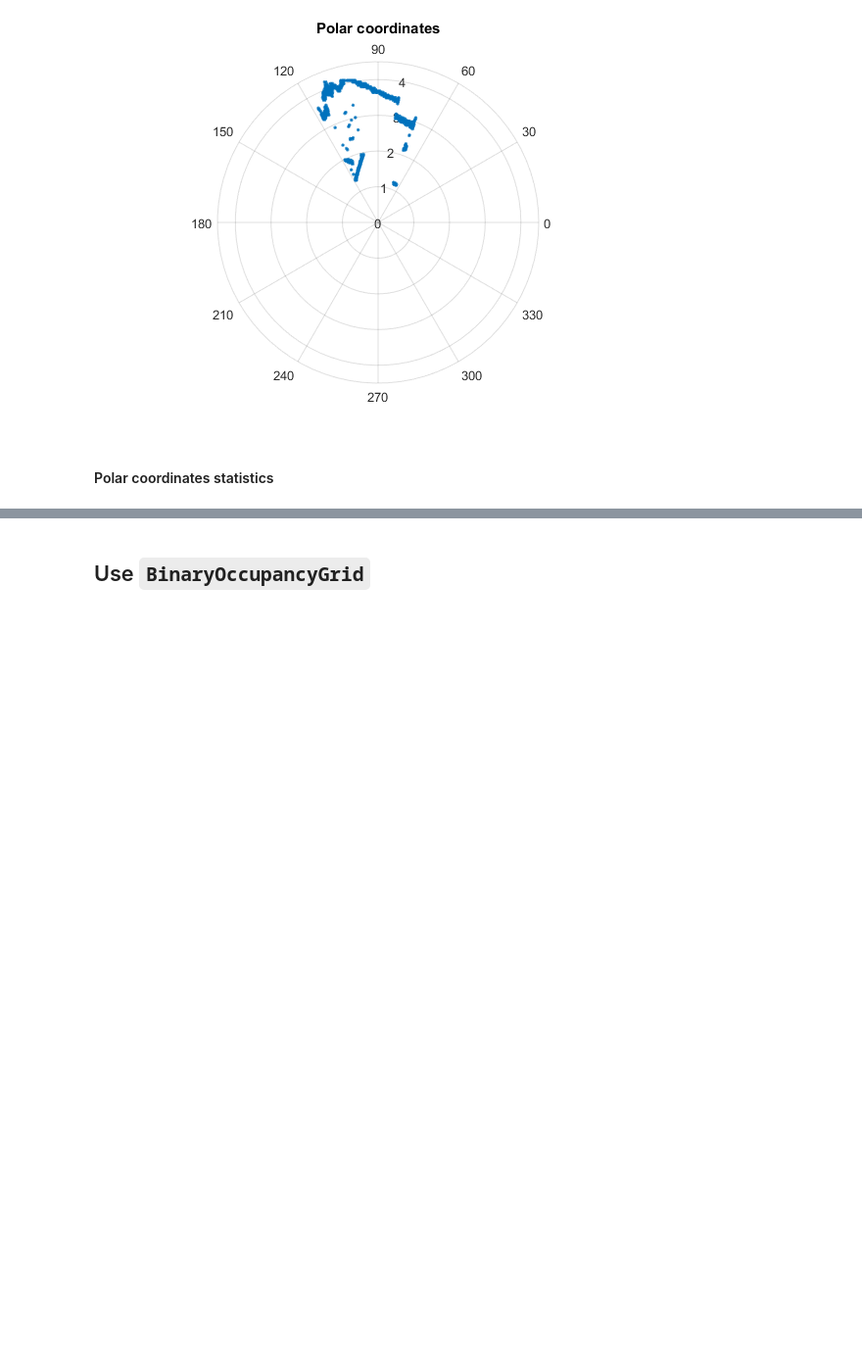
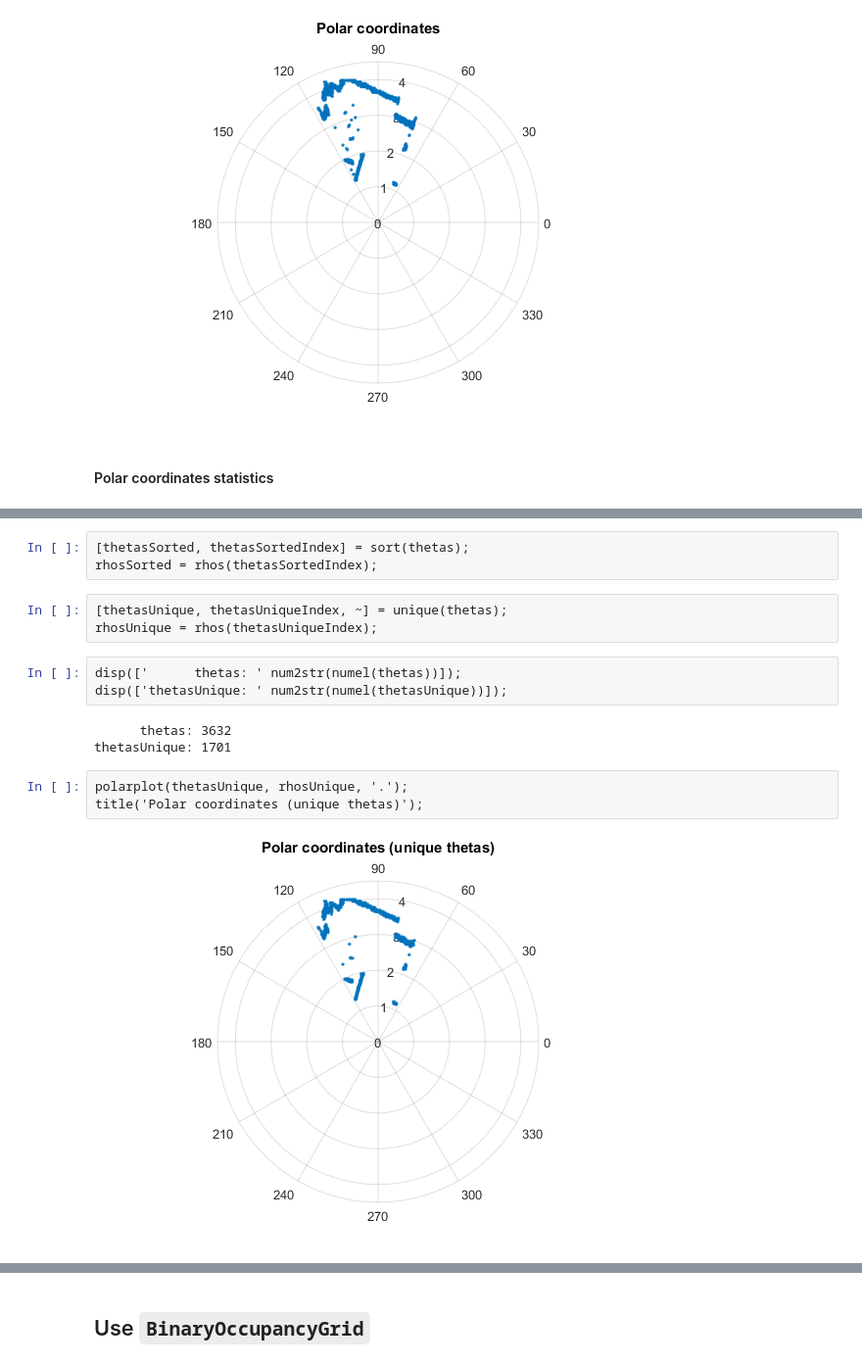
Before and after one commit to codepuree/particlefilter, a Jupyter notebook: Notebooks/Test.ipynb, the cells around one changed output, grey strips where cells are left out. Shown at 98% size. Cells and saved outputs as stored; diff of their text form; blank space fills up the shorter version.

Commit message:
play: reduce polar coordinates

```diff
--- a/Notebooks/Test.ipynb
+++ b/Notebooks/Test.ipynb
@@ -150,0 +171,17 @@ rhoDiff:   3.056
+# %%
+[thetasSorted, thetasSortedIndex] = sort(thetas);
+rhosSorted = rhos(thetasSortedIndex);
+# %%
+[thetasUnique, thetasUniqueIndex, ~] = unique(thetas);
+rhosUnique = rhos(thetasUniqueIndex);
+# %%
+disp(['      thetas: ' num2str(numel(thetas))]);
+disp(['thetasUnique: ' num2str(numel(thetasUnique))]);
+# %% [output]
+      thetas: 3632
+thetasUnique: 1701
+# %%
+polarplot(thetasUnique, rhosUnique, '.');
+title('Polar coordinates (unique thetas)');
+# %% [output]
+[figure, added]
```
Also changed, not shown: parts of 12 cells of this notebook.
